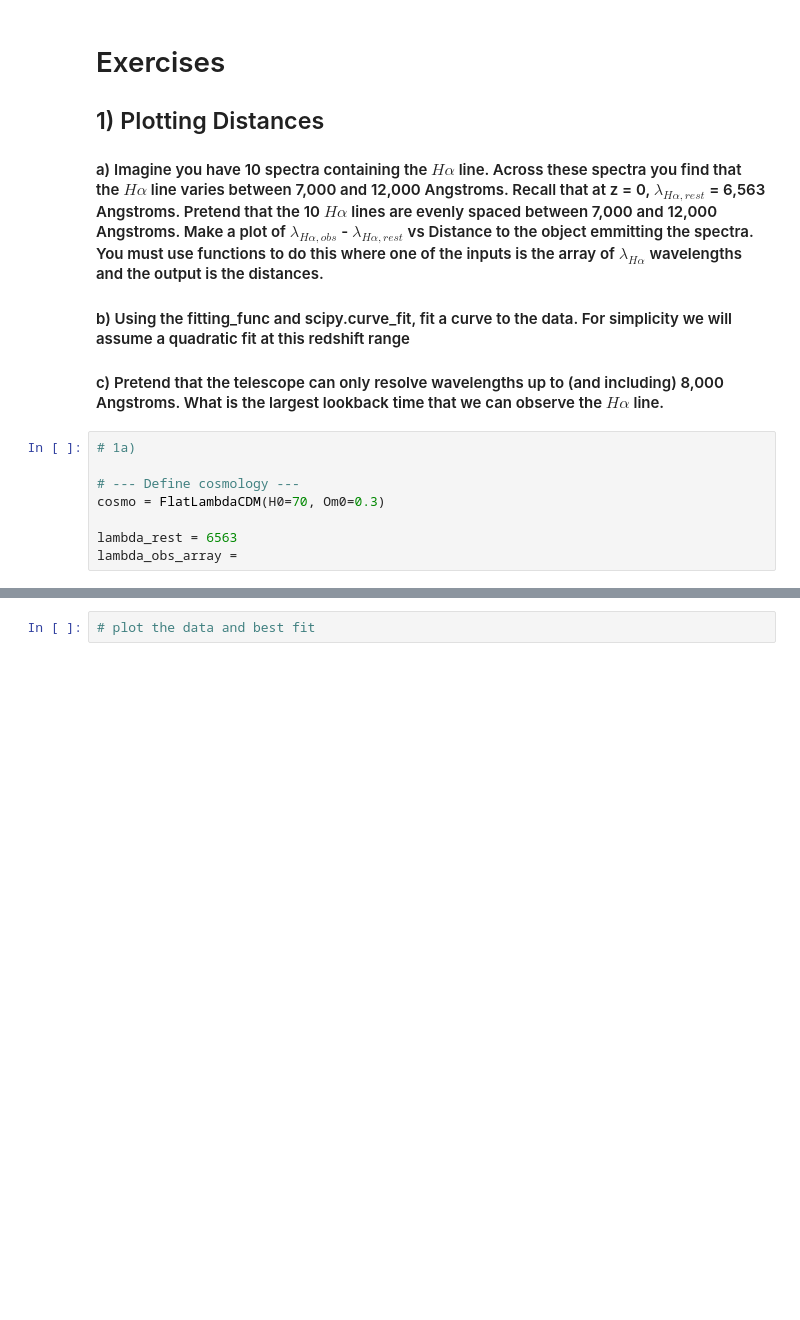
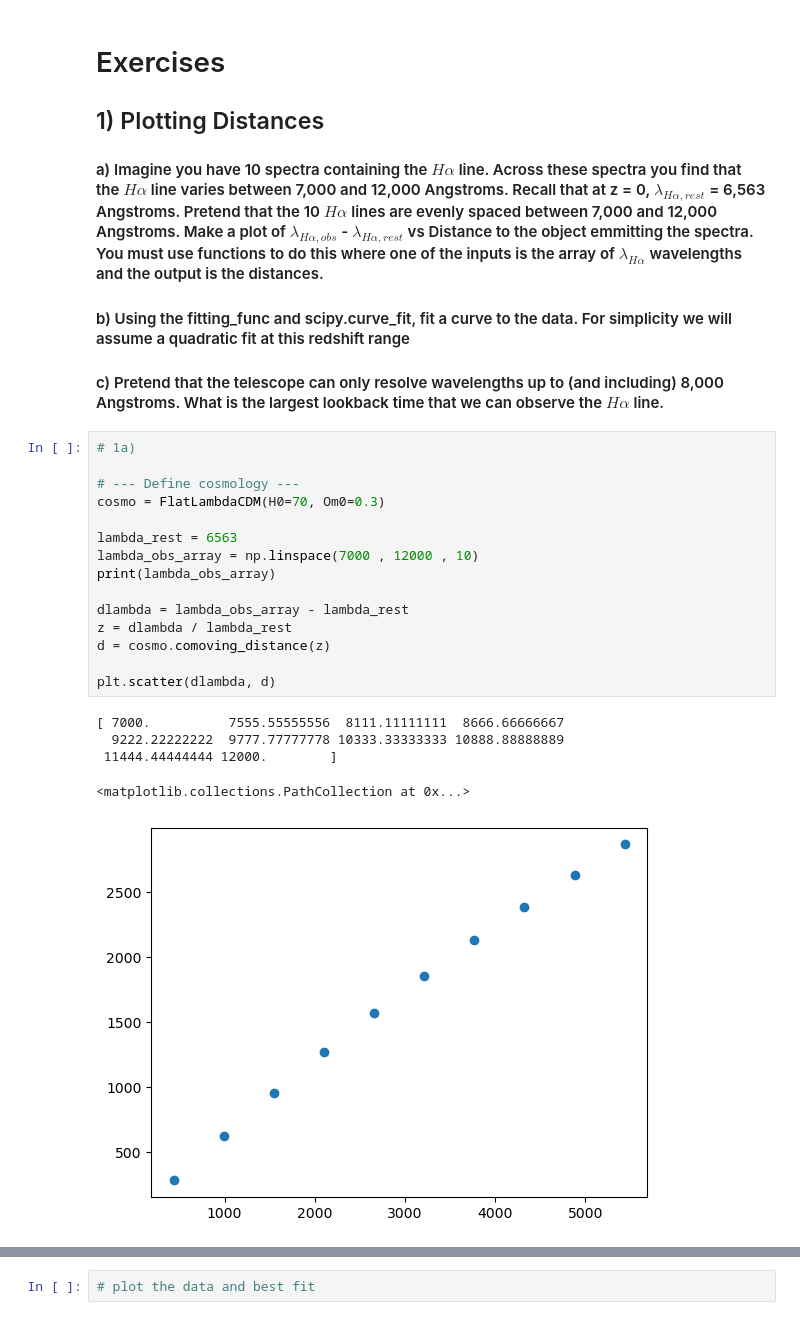
Before and after one commit to louiseholland02-maker/PHYS3116-Tutorials, a Jupyter notebook: Week5/week_05.ipynb, the cells around one changed output, grey strips where cells are left out. Saved outputs shown, nothing was run; the diff lists cells and outputs as text; blank space fills up the shorter version.

```diff
--- a/Week5/week_05.ipynb
+++ b/Week5/week_05.ipynb
@@ -135,11 +190,24 @@ cosmo.comoving_distance(z)/(1+z)
 # %%
 # 1a)
 
 # --- Define cosmology ---
 cosmo = FlatLambdaCDM(H0=70, Om0=0.3)
 
 lambda_rest = 6563
-lambda_obs_array =
+lambda_obs_array = np.linspace(7000 , 12000 , 10)
+print(lambda_obs_array)
+
+dlambda = lambda_obs_array - lambda_rest
+z = dlambda / lambda_rest
+d = cosmo.comoving_distance(z)
+
+plt.scatter(dlambda, d)
+# %% [output]
+[ 7000.          7555.55555556  8111.11111111  8666.66666667
+  9222.22222222  9777.77777778 10333.33333333 10888.88888889
+ 11444.44444444 12000.        ]
+<matplotlib.collections.PathCollection at 0x...>
+[figure, added]
 # %%
 # 1b)
 
```
Also changed, not shown: parts of 21 cells of this notebook.
